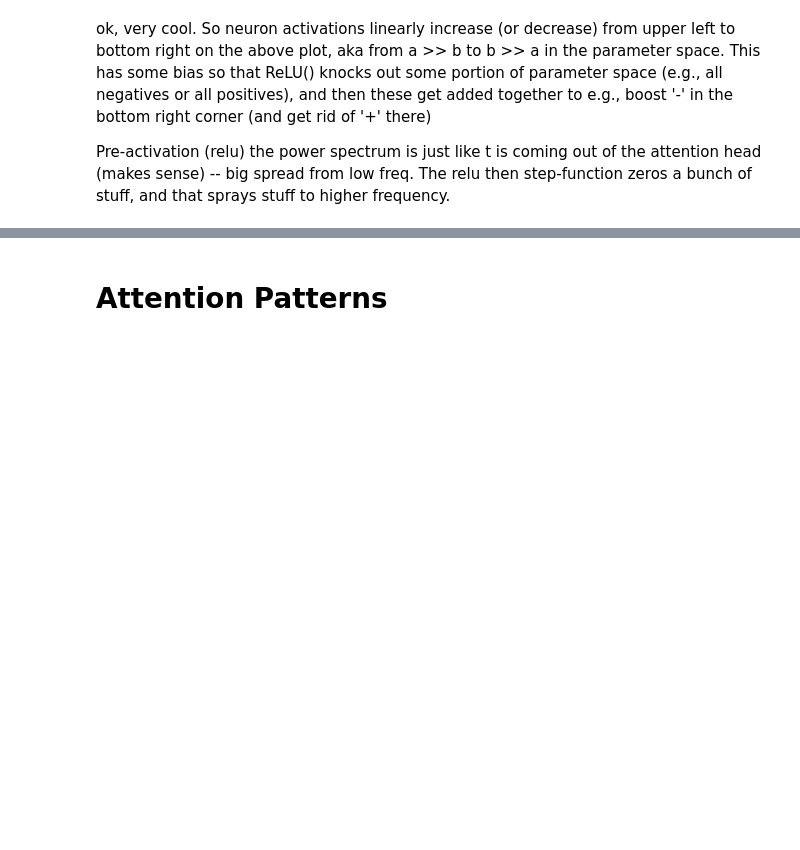
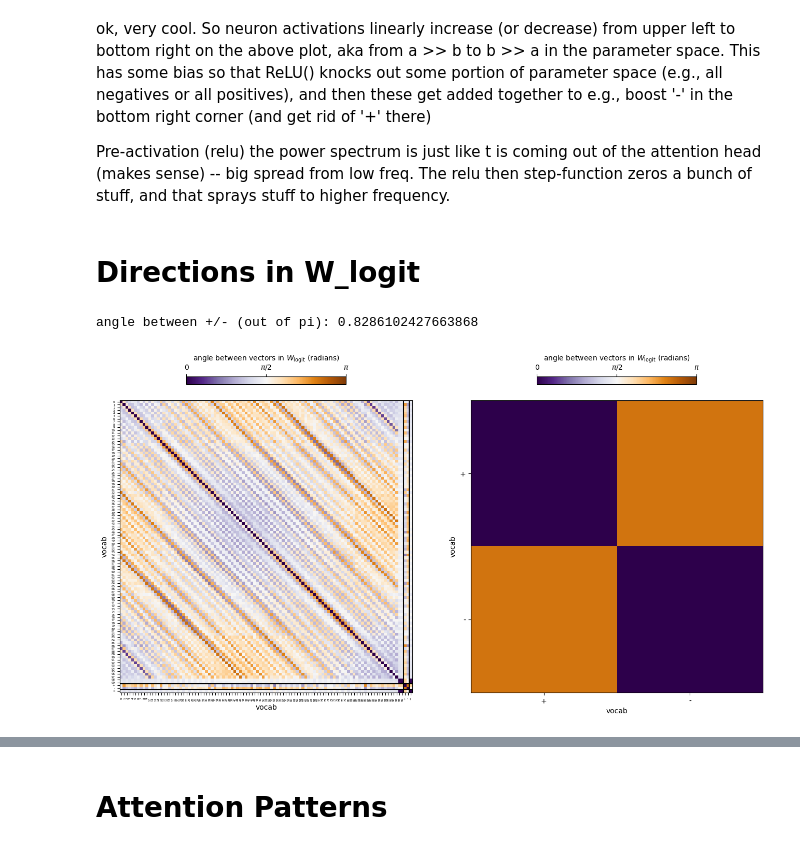
Before and after one commit to evanhanders/2digit_subtraction_transformer, a Jupyter notebook: Interpretability_1layer_2digit_subtraction_pm_token.ipynb, the cells around one changed output, grey strips where cells are left out. Cells and saved outputs as stored; diff of their text form; code cells hidden in the pictures; blank space fills up the shorter version.

```diff
--- a/Interpretability_1layer_2digit_subtraction_pm_token.ipynb
+++ b/Interpretability_1layer_2digit_subtraction_pm_token.ipynb
@@ -632,13 +759,12 @@ Ablating important
 Original loss: [0.06826339 0.01807367], Original acc: [98.549995 99.94    ]%
 Ablated loss: [3.7850626 4.62507  ], Ablated acc: [12.710001 23.46    ]%
 # %%
-# replace important neurons
+# replace all neurons with simple fit
 def replace_neurons(
     neurons: Float[Tensor, "batch seq d_mlp"],
     hook: HookPoint
 ) -> Float[Tensor, "batch seq d_mlp"]:
-    neurons[:,:,unimportant_neurons] = 0
-    for ind in important_neurons:
+    for ind in range(neurons.shape[-1]):
         neurons[:,3,ind] = t.Tensor(linfit((aa,bb), fits[ind,0], fits[ind,1]))
 
 ablate_freqs = functools.partial(replace_neurons)
@@ -699,3 +826,48 @@ interact(plot_neuronact, pos=widgets.IntText(value=0, description='Index:'))
 ok, very cool. So neuron activations linearly increase (or decrease) from upper left to bottom right on the above plot, aka from a >> b to b >> a in the parameter space. This has some bias so that ReLU() knocks out some portion of parameter space (e.g., all negatives or all positives), and then these get added together to e.g., boost '-' in the bottom right corner (and get rid of '+' there)
 
 Pre-activation (relu) the power spectrum is just like t is coming out of the attention head (makes sense) -- big spread from low freq. The relu then step-function zeros a bunch of stuff, and that sprays stuff to higher frequency.
+# %% [markdown]
+# Directions in W_logit
+# %%
+fig,axs = plt.subplots(1,2, figsize=(16, 8))
+vocab = [s.replace(' ', '_') for s in tokenizer.convert_ids_to_tokens(range(d_vocab))]
+angles = np.zeros((d_vocab,d_vocab))
+Wlog = W_logit.detach().numpy()
+for i in range(d_vocab):
+    for j in range(d_vocab):
+        if i == j:
+            angles[i,j] = 0
+        else:
+            angles[i,j] = np.arccos(np.sum(Wlog[:,i]*Wlog[:,j])/(np.sqrt(np.sum(Wlog[:,i]**2)) * np.sqrt(np.sum(Wlog[:,j]**2))))
+print('angle between +/- (out of pi): {}'.format(angles[tokenizer.get_vocab()['+'], tokenizer.get_vocab()['-']]/np.pi))
+
+pic = axs[0].imshow(angles, cmap='PuOr_r', vmin=0, vmax=np.pi)
+cbar = plt.colorbar(pic, orientation='horizontal', location='top', fraction=0.025)
+cbar.set_label(r'angle between vectors in $W_{\rm logit}$ (radians)')
+cbar.set_ticks((0, np.pi/2, np.pi))
+cbar.set_ticklabels((0, r'$\pi/2$', r'$\pi$'))
+axs[0].set_ylabel('vocab')
+axs[0].set_xlabel('vocab')
+axs[0].axhline(99.5, c='k')
+axs[0].axvline(99.5, c='k')
+axs[0].axhline(101.5, c='k')
+axs[0].axvline(101.5, c='k')
+axs[0].set_yticks(range(d_vocab));
+axs[0].set_xticks(range(d_vocab));
+axs[0].set_xticklabels(vocab, rotation='vertical', fontsize=4);
+axs[0].set_yticklabels(vocab, fontsize=4);
+
+pic = axs[1].imshow(angles[-3:-1,-3:-1], cmap='PuOr_r', vmin=0, vmax=np.pi)
+cbar = plt.colorbar(pic, orientation='horizontal', location='top', fraction=0.025)
+cbar.set_label(r'angle between vectors in $W_{\rm logit}$ (radians)')
+cbar.set_ticks((0, np.pi/2, np.pi))
+cbar.set_ticklabels((0, r'$\pi/2$', r'$\pi$'))
+plt.ylabel('vocab')
+plt.xlabel('vocab')
+axs[1].set_xticks((0, 1), labels=(vocab[100], vocab[101]));
+axs[1].set_yticks((0, 1), labels=(vocab[100], vocab[101]));
+
+fig.savefig(figdir/'wlogit_angles.png', dpi=300, bbox_inches='tight')
+# %% [output]
+angle between +/- (out of pi): 0.8286102427663868
+[figure, added]
```
Also changed, not shown: parts of 73 cells of this notebook.
